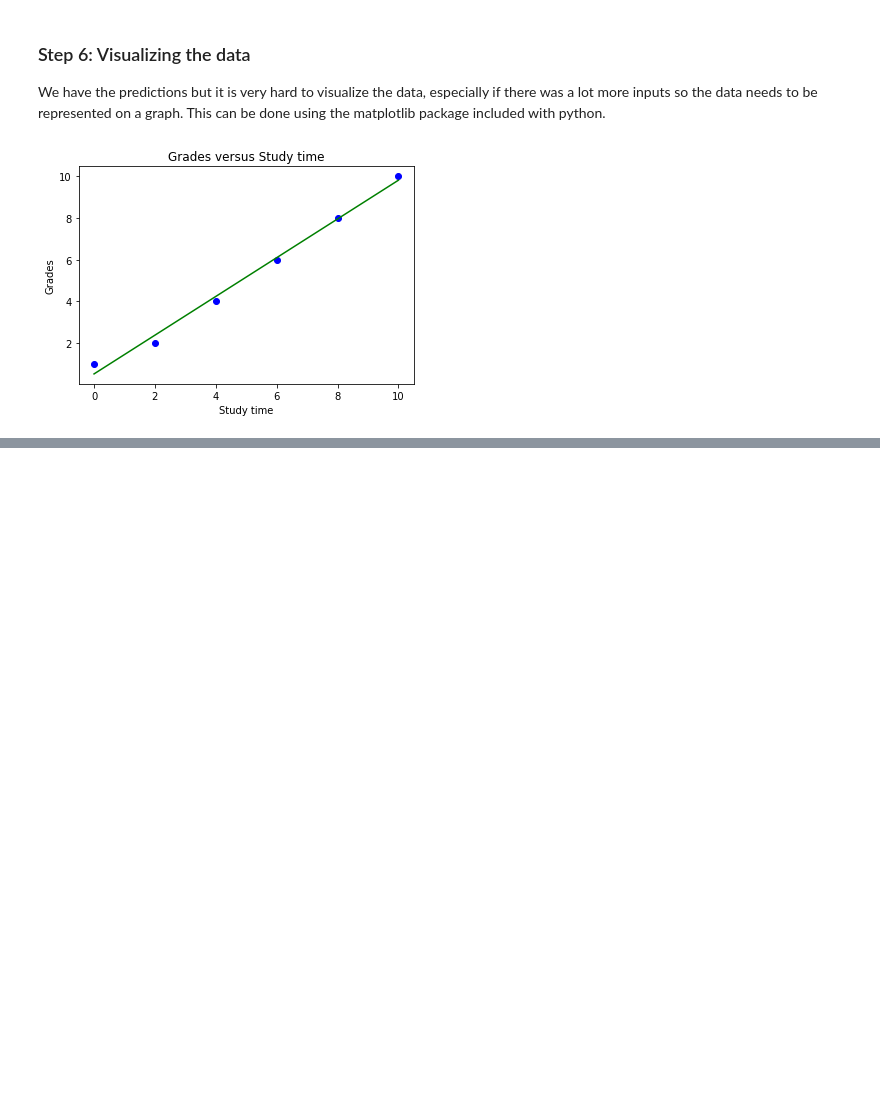
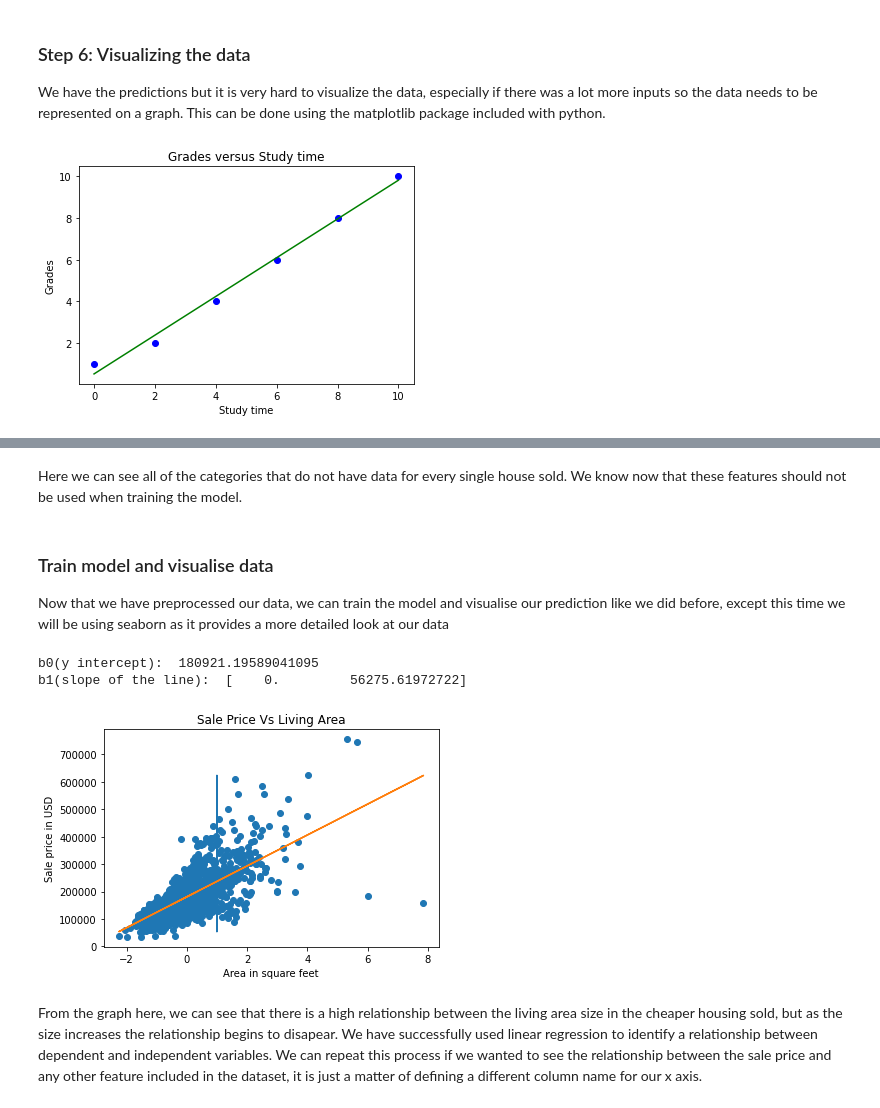
Before and after one commit to KyleHennessy/MachineLearningTutorial, a Jupyter notebook: src/KyleHennessyMachineLearningTutorial.ipynb, the cells around one changed output, grey strips where cells are left out. Cells and saved outputs as stored; diff of their text form; code cells hidden in the pictures; blank space fills up the shorter version.

```diff
--- a/src/KyleHennessyMachineLearningTutorial.ipynb
+++ b/src/KyleHennessyMachineLearningTutorial.ipynb
@@ -132,0 +237,36 @@ plt.show()
+# %% [markdown]
+Here we can see all of the categories that do not have data for every single house sold. We know now that these features should not be used when training the model.
+# %%
+x_axis = np.array(dataframe['GrLivArea']).reshape((-1,1))
+y_axis = np.array(dataframe['SalePrice'])
+
+x_axis = (x_axis - x_axis.mean()) / x_axis.std()
+x_axis = np.c_[np.ones(x_axis.shape[0]), x_axis]
+# %% [markdown]
+### Train model and visualise data
+Now that we have preprocessed our data, we can train the model and visualise our prediction like we did before, except this time we will be using seaborn as it provides a more detailed look at our data
+# %%
+model = LinearRegression().fit(x_axis, y_axis)
+b0 = model.intercept_
+b1 = model.coef_
+print ("b0(y intercept): ", b0)
+print ("b1(slope of the line): ", b1)
+# %% [output]
+b0(y intercept):  180921.19589041095
+b1(slope of the line):  [    0.         56275.61972722]
+# %%
+figure = plt.figure()
+axes = plt.axes()
+x = np.array(x_axis)
+y= np.array(y_axis)
+plt.title('Sale Price Vs Living Area')
+plt.xlabel('Area in square feet')
+plt.ylabel('Sale price in USD')
+plt.scatter(x[:,1],y)
+plt.plot(x_axis, model.predict(x_axis))
+#plt.plot(x, b1,color ="green")
+plt.show()
+# %% [output]
+[figure, added]
+# %% [markdown]
+From the graph here, we can see that there is a high relationship between the living area size in the cheaper housing sold, but as the size increases the relationship begins to disapear. We have successfully used linear regression to identify a relationship between dependent and independent variables. We can repeat this process if we wanted to see the relationship between the sale price and any other feature included in the dataset, it is just a matter of defining a different column name for our x axis.
```
Also changed, not shown: parts of 15 cells of this notebook, 1 other file.
